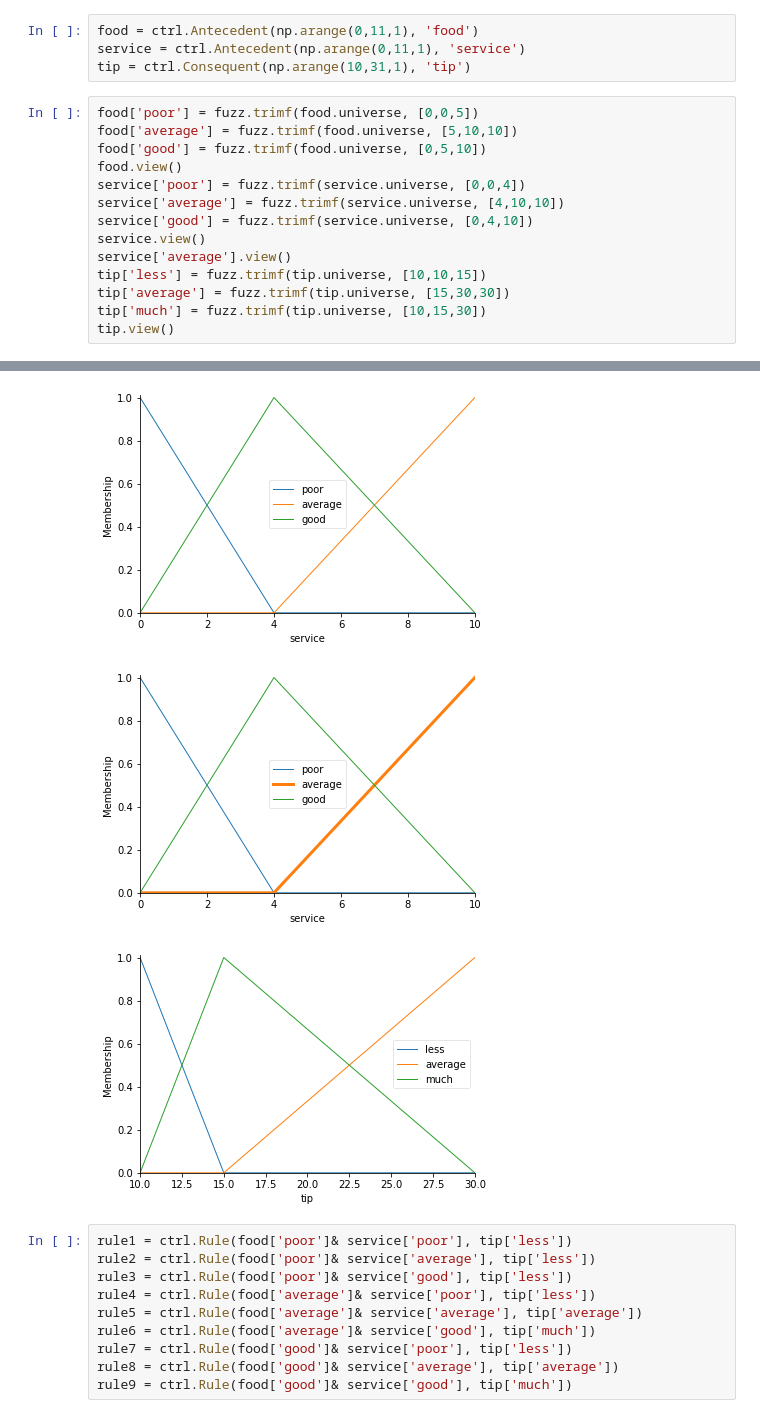
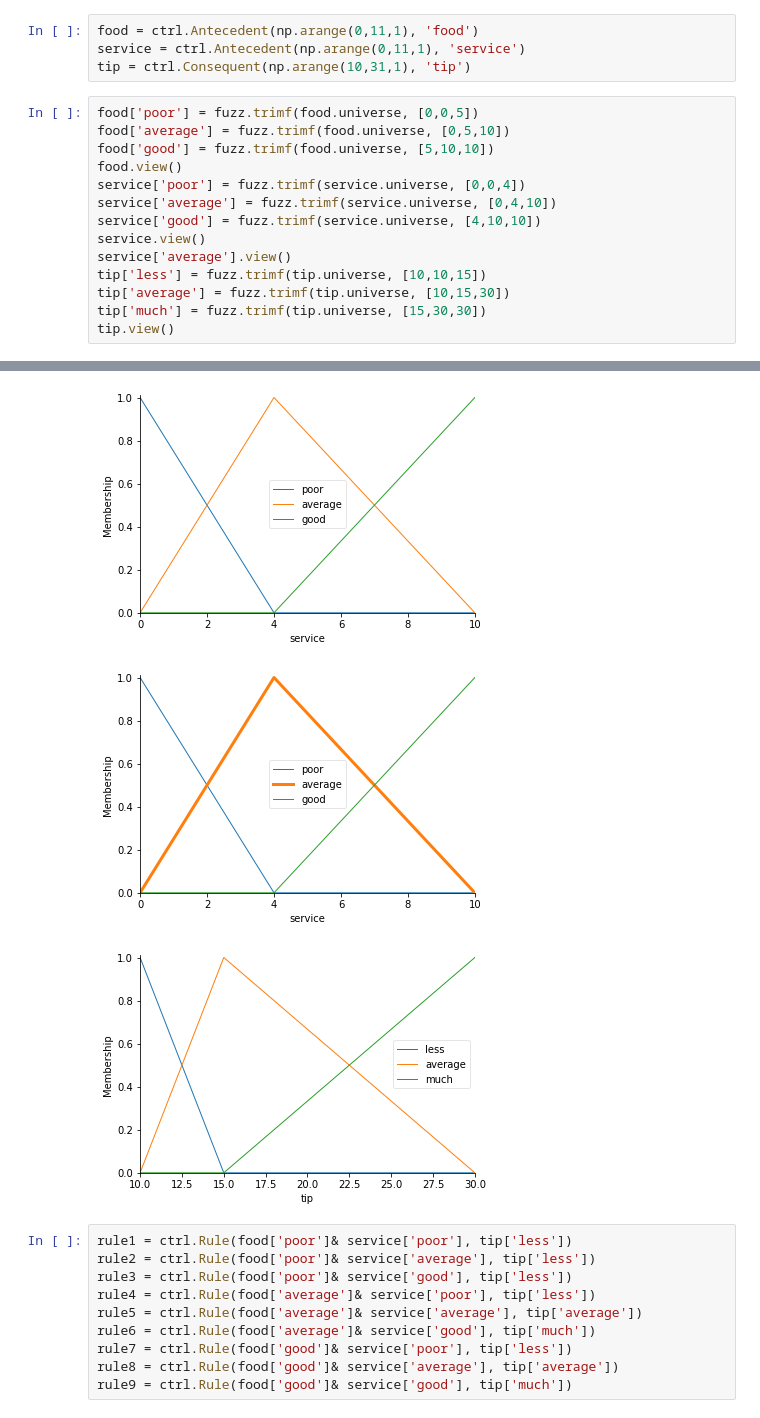
Before and after one commit to HoDinhKhanh/AI, a Jupyter notebook: bai2.ipynb, the cells around one changed output, grey strips where cells are left out. Saved outputs shown, nothing was run; the diff lists cells and outputs as text.

```diff
--- a/bai2.ipynb
+++ b/bai2.ipynb
@@ -48,16 +48,16 @@ service = ctrl.Antecedent(np.arange(0,11,1), 'service')
 tip = ctrl.Consequent(np.arange(10,31,1), 'tip')
 # %%
 food['poor'] = fuzz.trimf(food.universe, [0,0,5])
-food['average'] = fuzz.trimf(food.universe, [5,10,10])
-food['good'] = fuzz.trimf(food.universe, [0,5,10])
+food['average'] = fuzz.trimf(food.universe, [0,5,10])
+food['good'] = fuzz.trimf(food.universe, [5,10,10])
 food.view()
 service['poor'] = fuzz.trimf(service.universe, [0,0,4])
-service['average'] = fuzz.trimf(service.universe, [4,10,10])
-service['good'] = fuzz.trimf(service.universe, [0,4,10])
+service['average'] = fuzz.trimf(service.universe, [0,4,10])
+service['good'] = fuzz.trimf(service.universe, [4,10,10])
 service.view()
 service['average'].view()
 tip['less'] = fuzz.trimf(tip.universe, [10,10,15])
-tip['average'] = fuzz.trimf(tip.universe, [15,30,30])
-tip['much'] = fuzz.trimf(tip.universe, [10,15,30])
+tip['average'] = fuzz.trimf(tip.universe, [10,15,30])
+tip['much'] = fuzz.trimf(tip.universe, [15,30,30])
 tip.view()
 # %% [output]
@@ -65,6 +65,6 @@ tip.view()
-[figure, old version]
+[figure, new version]
-[figure, old version]
+[figure, new version]
-[figure, old version]
+[figure, new version]
 # %%
 rule1 = ctrl.Rule(food['poor']& service['poor'], tip['less'])
 rule2 = ctrl.Rule(food['poor']& service['average'], tip['less'])
```
Also changed, not shown: parts of 2 cells of this notebook.
